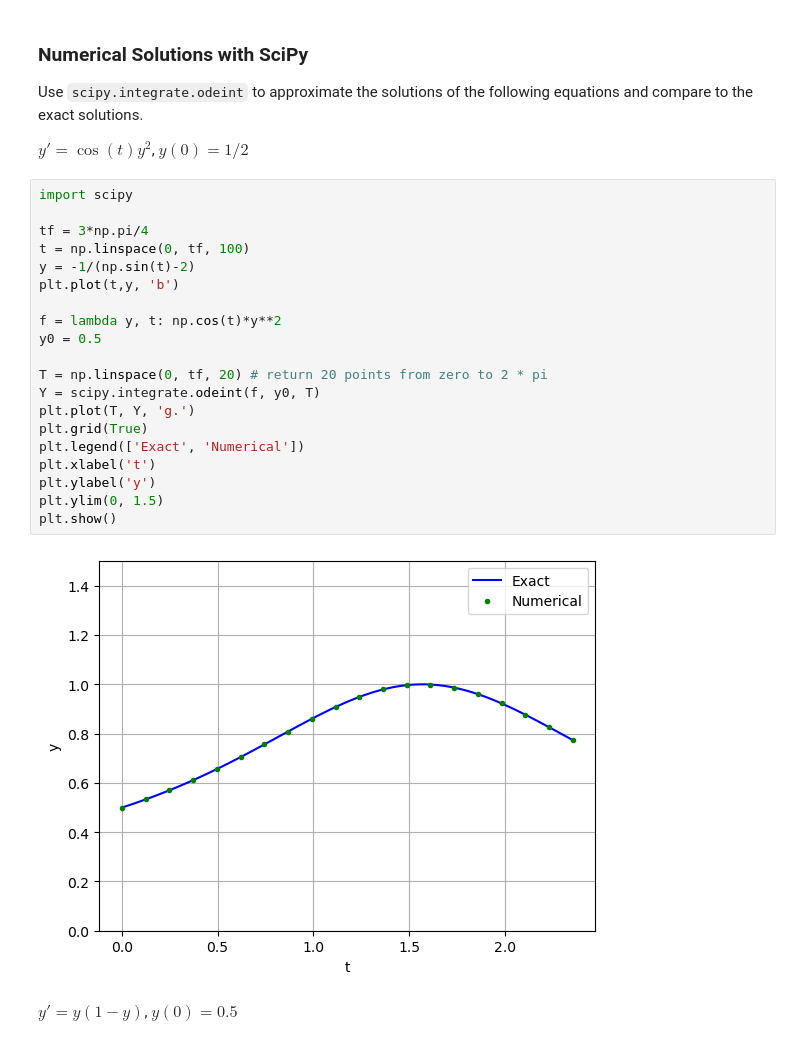
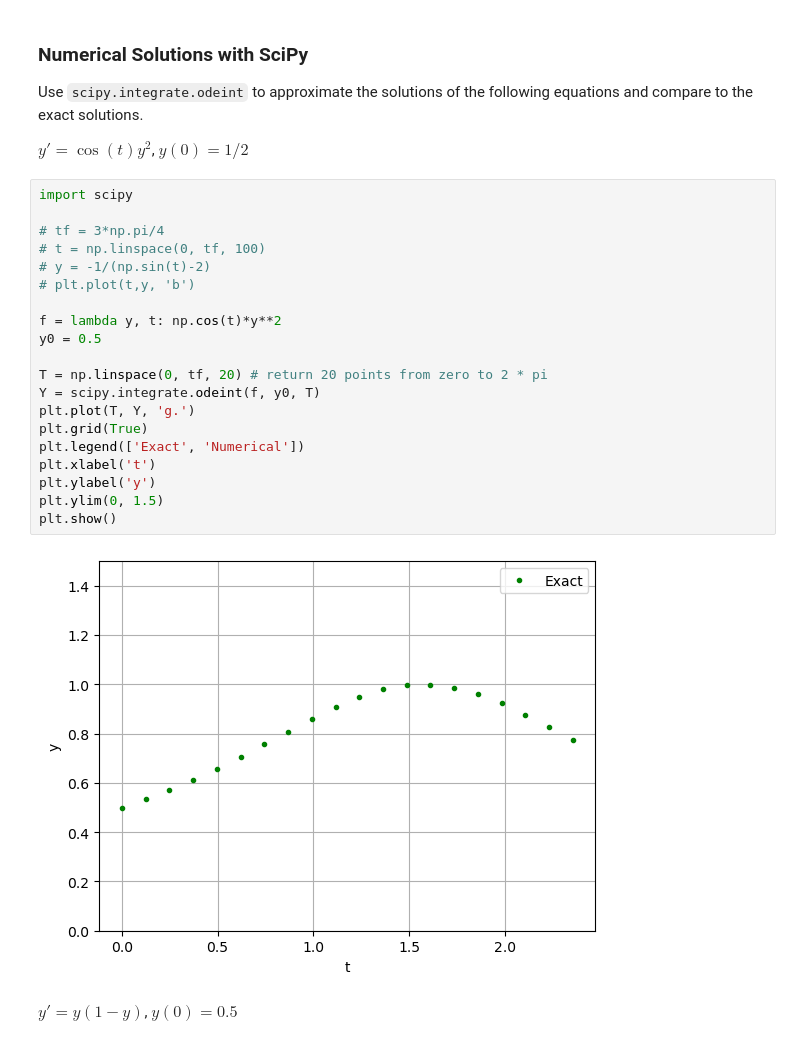
Before and after one commit to ethnwng/2025-t1-notes, a Jupyter notebook: MATH360/python_lectures/Lecture_4_2025W1.ipynb, the cells around one changed output. Drawn from its saved outputs; the diff is of its cells as text.

```diff
--- a/MATH360/python_lectures/Lecture_4_2025W1.ipynb
+++ b/MATH360/python_lectures/Lecture_4_2025W1.ipynb
@@ -124,24 +174,24 @@ $y' = \cos(t) y^2$, $y(0) = 1/2$
 # %%
 import scipy
 
-tf = 3*np.pi/4
-t = np.linspace(0, tf, 100)
-y = -1/(np.sin(t)-2)
-plt.plot(t,y, 'b')
+# tf = 3*np.pi/4
+# t = np.linspace(0, tf, 100)
+# y = -1/(np.sin(t)-2)
+# plt.plot(t,y, 'b')
 
 f = lambda y, t: np.cos(t)*y**2
 y0 = 0.5
 
 T = np.linspace(0, tf, 20) # return 20 points from zero to 2 * pi
 Y = scipy.integrate.odeint(f, y0, T)
 plt.plot(T, Y, 'g.')
 plt.grid(True)
 plt.legend(['Exact', 'Numerical'])
 plt.xlabel('t')
 plt.ylabel('y')
 plt.ylim(0, 1.5)
 plt.show()
 # %% [output]
-[figure, old version]
+[figure, new version]
 # %% [markdown]
 $y' = y(1 - y)$, $y(0) = 0.5$
```
Also changed, not shown: parts of 7 cells of this notebook, 37 other files.
